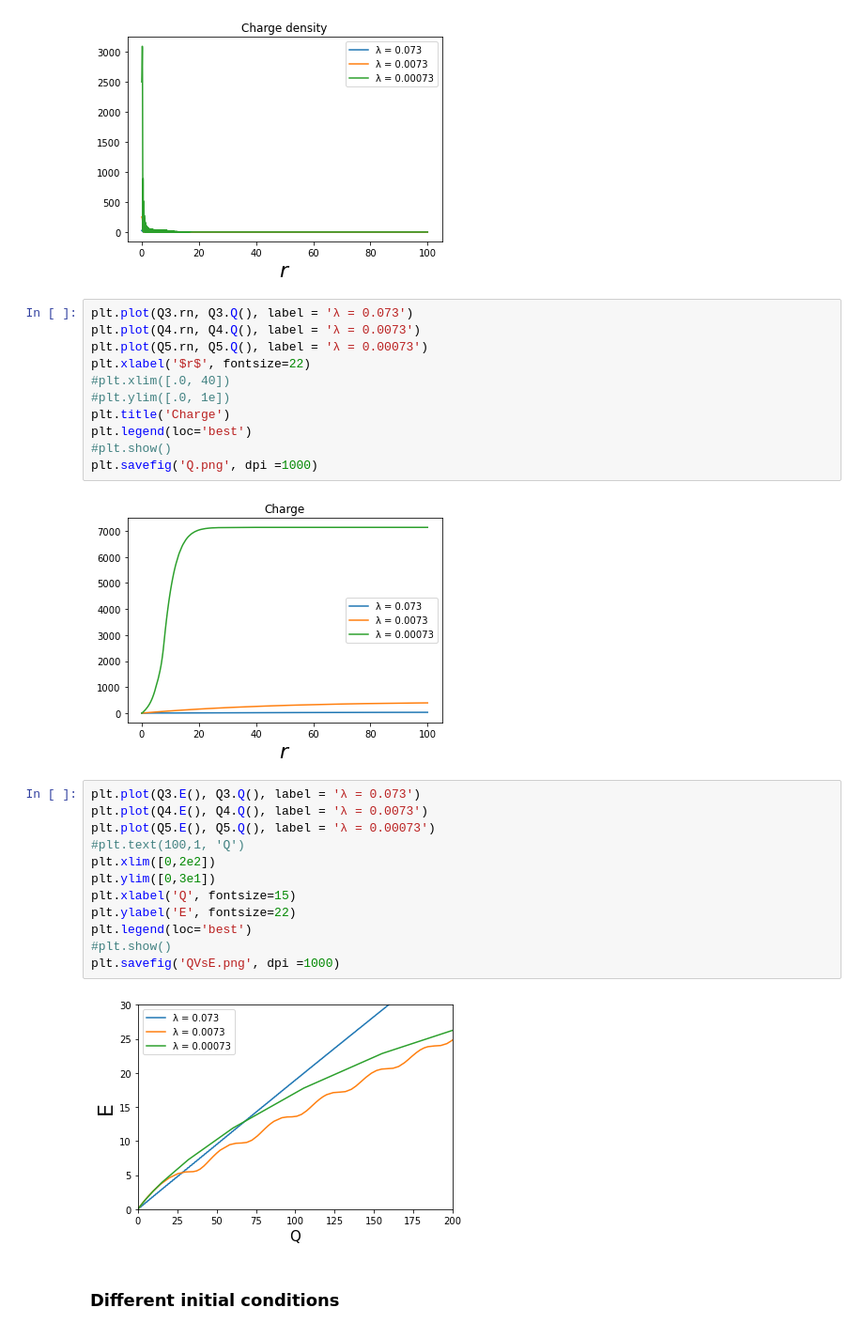
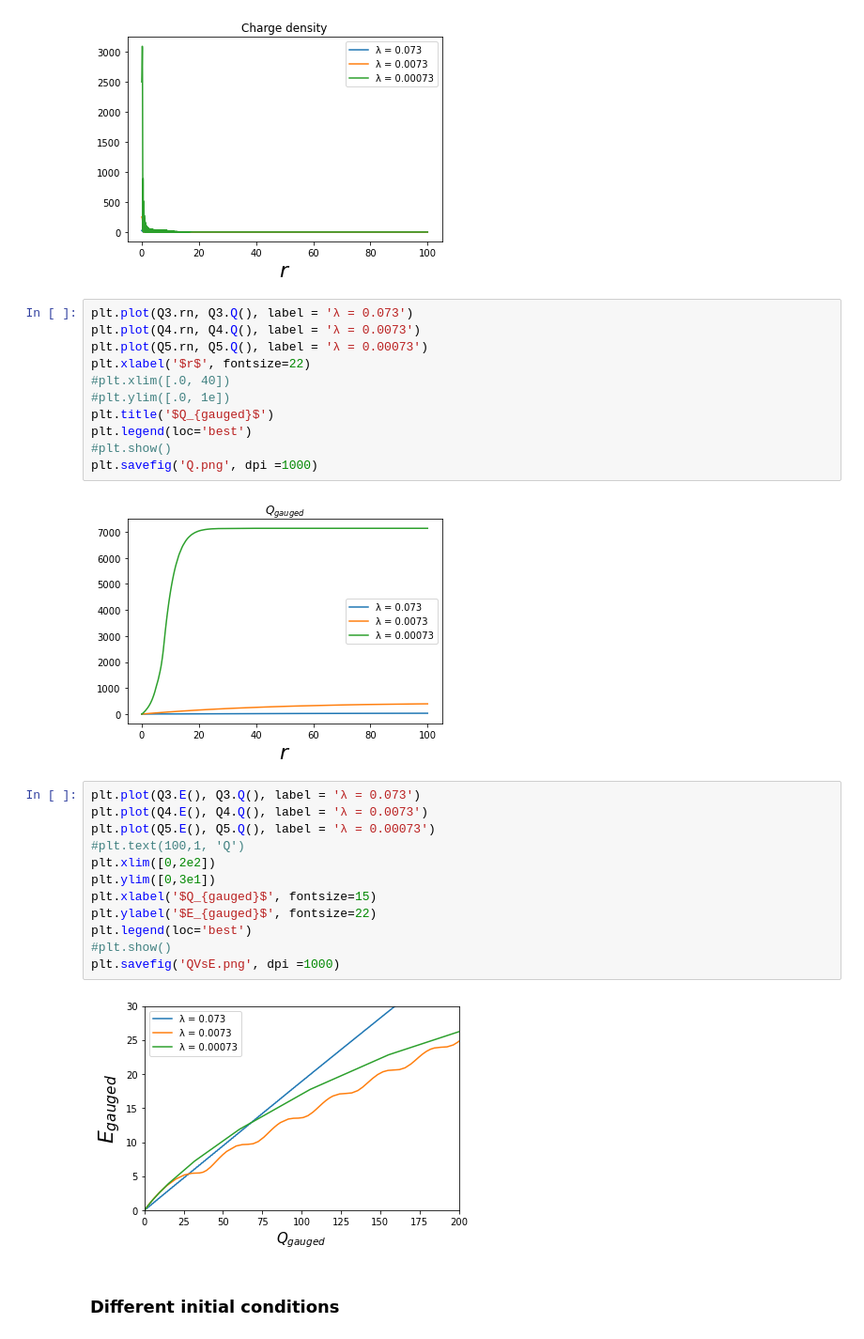
Before and after one commit to SumeetChougule/Skyrme-Q-balls, a Jupyter notebook: notebooks/Num_sol.ipynb, the cells around one changed output. Shown: that part at 94% size. Drawn from its saved outputs; the diff is of its cells as text.

```diff
--- a/notebooks/Num_sol.ipynb
+++ b/notebooks/Num_sol.ipynb
@@ -169,26 +177,26 @@ plt.plot(Q5.rn, Q5.Q(), label = 'λ = 0.00073')
 plt.xlabel('$r$', fontsize=22)
 #plt.xlim([.0, 40])
 #plt.ylim([.0, 1e])
-plt.title('Charge')
+plt.title('$Q_{gauged}$')
 plt.legend(loc='best')
 #plt.show()
 plt.savefig('Q.png', dpi =1000)
 # %% [output]
-[figure, old version]
+[figure, new version]
 # %%
 plt.plot(Q3.E(), Q3.Q(), label = 'λ = 0.073')
 plt.plot(Q4.E(), Q4.Q(), label = 'λ = 0.0073')
 plt.plot(Q5.E(), Q5.Q(), label = 'λ = 0.00073')
 #plt.text(100,1, 'Q')
 plt.xlim([0,2e2])
 plt.ylim([0,3e1])
-plt.xlabel('Q', fontsize=15)
-plt.ylabel('E', fontsize=22)
+plt.xlabel('$Q_{gauged}$', fontsize=15)
+plt.ylabel('$E_{gauged}$', fontsize=22)
 plt.legend(loc='best')
 #plt.show()
 plt.savefig('QVsE.png', dpi =1000)
 # %% [output]
-[figure, old version]
+[figure, new version]
 # %% [markdown]
 ### Different initial conditions
 # %%
```
Also changed, not shown: parts of 8 cells of this notebook, 1 other file.
